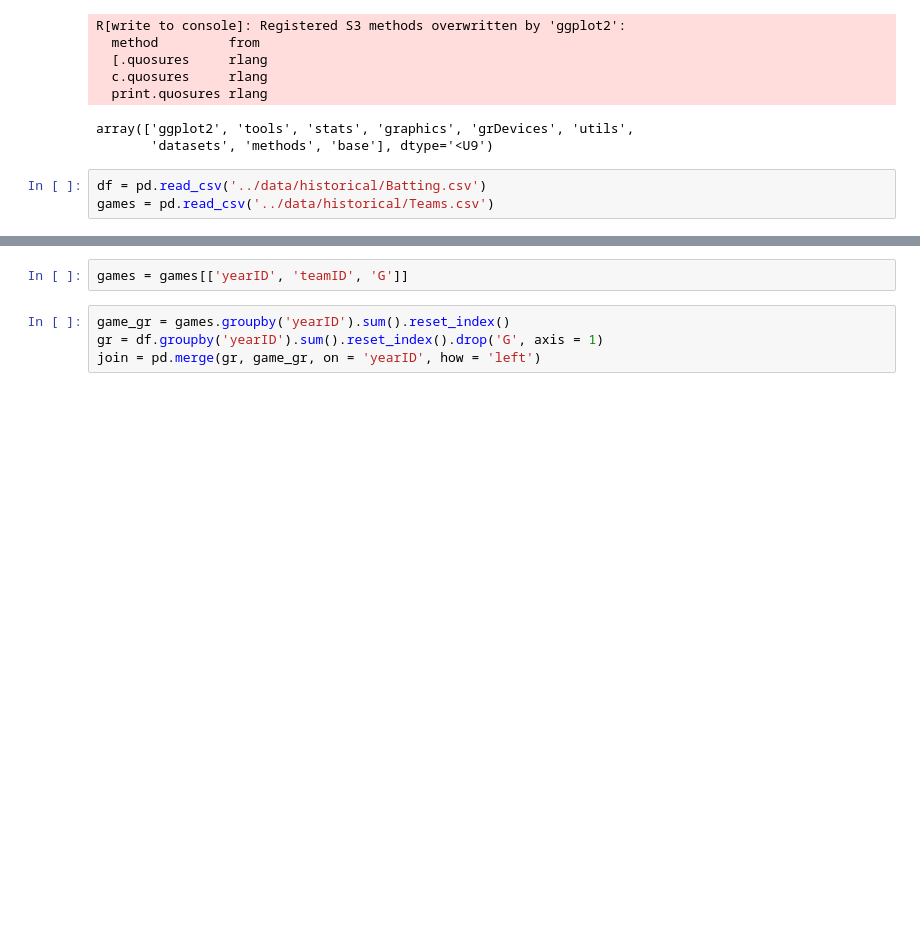
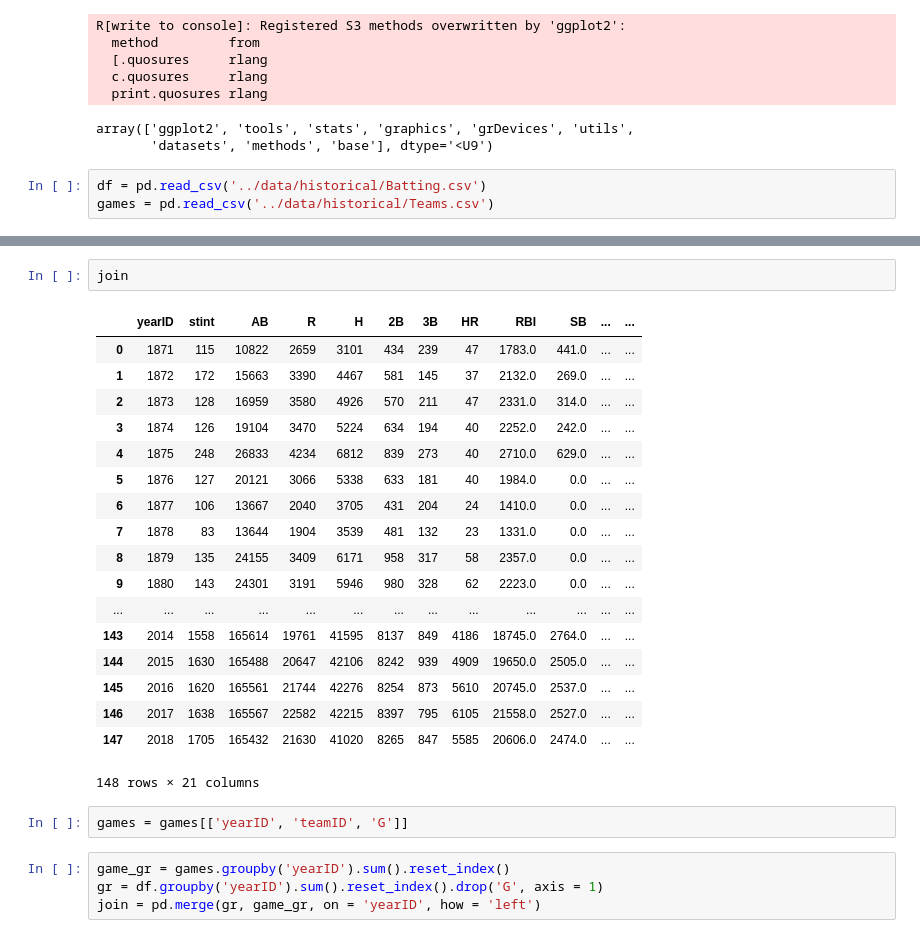
Before and after one commit to alan-flint/MLB-Visualization, a Jupyter notebook: code/baseball_eras.ipynb, the cells around one changed output, grey strips where cells are left out. Drawn from its saved outputs; the diff is of its cells as text; blank space fills up the shorter version.

```diff
--- a/code/baseball_eras.ipynb
+++ b/code/baseball_eras.ipynb
@@ -23,3 +32,24 @@ games = pd.read_csv('../data/historical/Teams.csv')
+# %%
+join
+# %% [output]
+|  | yearID | stint | AB | R | H | 2B | 3B | HR | RBI | SB | ... | ... |
+| 0 | 1871 | 115 | 10822 | 2659 | 3101 | 434 | 239 | 47 | 1783.0 | 441.0 | ... | ... |
+| 1 | 1872 | 172 | 15663 | 3390 | 4467 | 581 | 145 | 37 | 2132.0 | 269.0 | ... | ... |
+| 2 | 1873 | 128 | 16959 | 3580 | 4926 | 570 | 211 | 47 | 2331.0 | 314.0 | ... | ... |
+| 3 | 1874 | 126 | 19104 | 3470 | 5224 | 634 | 194 | 40 | 2252.0 | 242.0 | ... | ... |
+| 4 | 1875 | 248 | 26833 | 4234 | 6812 | 839 | 273 | 40 | 2710.0 | 629.0 | ... | ... |
+| 5 | 1876 | 127 | 20121 | 3066 | 5338 | 633 | 181 | 40 | 1984.0 | 0.0 | ... | ... |
+| 6 | 1877 | 106 | 13667 | 2040 | 3705 | 431 | 204 | 24 | 1410.0 | 0.0 | ... | ... |
+| 7 | 1878 | 83 | 13644 | 1904 | 3539 | 481 | 132 | 23 | 1331.0 | 0.0 | ... | ... |
+| 8 | 1879 | 135 | 24155 | 3409 | 6171 | 958 | 317 | 58 | 2357.0 | 0.0 | ... | ... |
+| 9 | 1880 | 143 | 24301 | 3191 | 5946 | 980 | 328 | 62 | 2223.0 | 0.0 | ... | ... |
+| ... | ... | ... | ... | ... | ... | ... | ... | ... | ... | ... | ... | ... |
+| 143 | 2014 | 1558 | 165614 | 19761 | 41595 | 8137 | 849 | 4186 | 18745.0 | 2764.0 | ... | ... |
+| 144 | 2015 | 1630 | 165488 | 20647 | 42106 | 8242 | 939 | 4909 | 19650.0 | 2505.0 | ... | ... |
+| 145 | 2016 | 1620 | 165561 | 21744 | 42276 | 8254 | 873 | 5610 | 20745.0 | 2537.0 | ... | ... |
+| 146 | 2017 | 1638 | 165567 | 22582 | 42215 | 8397 | 795 | 6105 | 21558.0 | 2527.0 | ... | ... |
+| 147 | 2018 | 1705 | 165432 | 21630 | 41020 | 8265 | 847 | 5585 | 20606.0 | 2474.0 | ... | ... |
+148 rows × 21 columns
 # %%
 games = games[['yearID', 'teamID', 'G']]
 # %%
```
Also changed, not shown: parts of 2 cells of this notebook, 4 other files.
